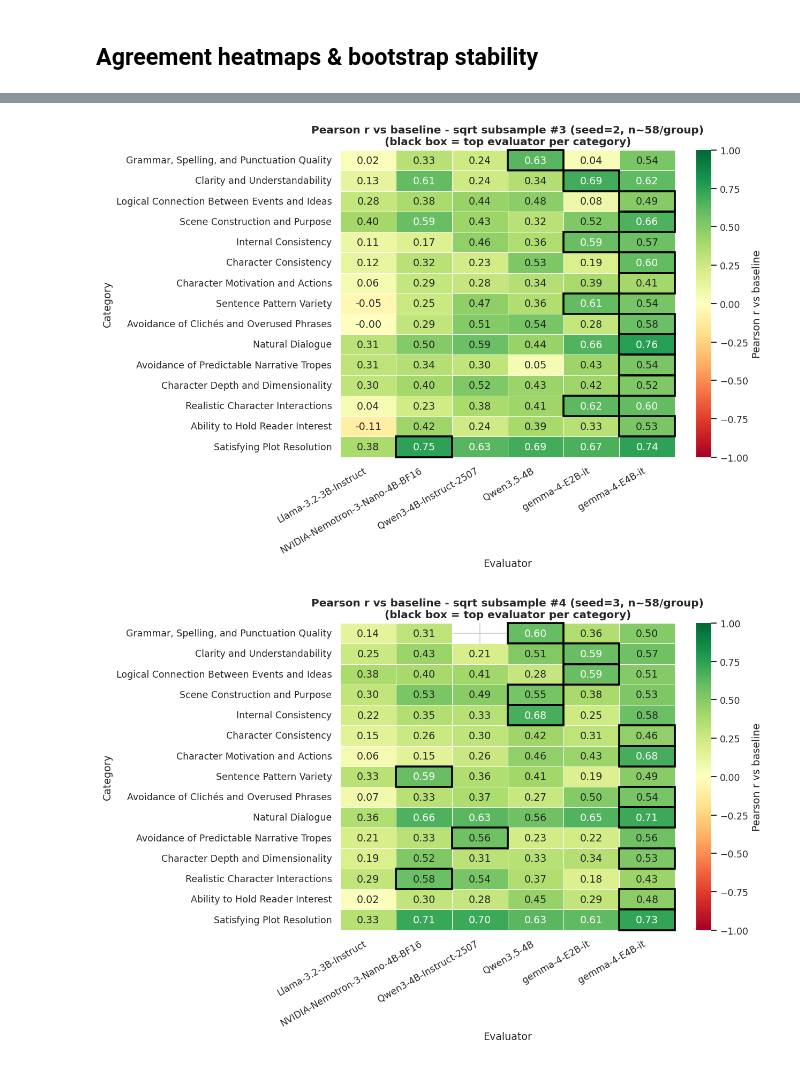
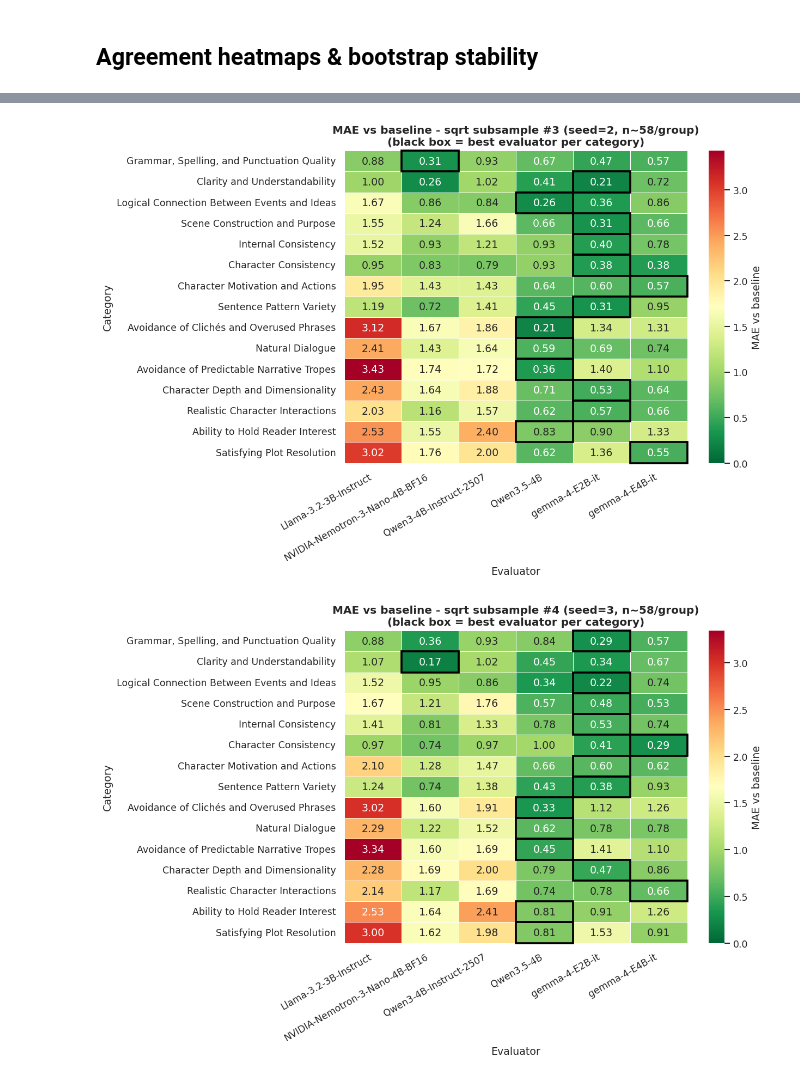
Before and after one commit to JaeHyun-Cha-00/MCP-LLM-as-Judge, a Jupyter notebook: story_writing_benchmark/notebooks/04_per_rubric.ipynb, the cells around one changed output, grey strips where cells are left out. Cells and saved outputs as stored; diff of their text form; code cells hidden in the pictures.

```diff
--- a/story_writing_benchmark/notebooks/04_per_rubric.ipynb
+++ b/story_writing_benchmark/notebooks/04_per_rubric.ipynb
@@ -150,43 +150,38 @@ def compute_agreement(pairs_df):
         y = g["score"].to_numpy()
         mask = ~(np.isnan(x) | np.isnan(y))
         x, y = x[mask], y[mask]
-        if len(x) < 2 or np.std(x) == 0 or np.std(y) == 0:
-            r = np.nan
-        else:
-            r = float(np.corrcoef(x, y)[0, 1])
         diff = y - x
         rows.append({
             "evaluator": ev,
             "category":  cat,
             "type":      g["type"].iloc[0],
             "n":         int(len(x)),
-            "pearson_r": r,
+            "mae":       float(np.abs(diff).mean()) if len(diff) else np.nan,
             "bias":      float(diff.mean()) if len(diff) else np.nan,
-            "mae":       float(np.abs(diff).mean()) if len(diff) else np.nan,
         })
     return pd.DataFrame(rows)
 
 
-def plot_agreement_heatmap(pairs_df, title="Per-category Pearson r vs baseline",
+def plot_agreement_heatmap(pairs_df, title="Per-category MAE vs baseline",
                            highlight_winner=True):
     agree_df = compute_agreement(pairs_df)
     pivot = (
-        agree_df.pivot_table(index="category", columns="evaluator", values="pearson_r")
+        agree_df.pivot_table(index="category", columns="evaluator", values="mae")
                 .reindex(index=ALL_CATEGORIES, columns=evaluator_names)
     )
     plt.figure(figsize=(1.1 * len(evaluator_names) + 4, 0.35 * len(pivot) + 2))
-    ax = sns.heatmap(pivot, cmap="RdYlGn", vmin=-1, vmax=1, center=0,
+    ax = sns.heatmap(pivot, cmap="RdYlGn_r", vmin=0,
                      annot=True, fmt=".2f", linewidths=0.4, linecolor="white",
-                     cbar_kws={"label": "Pearson r vs baseline"})
+                     cbar_kws={"label": "MAE vs baseline"})
     if highlight_winner:
-        max_cols = pivot.idxmax(axis=1)
+        min_cols = pivot.idxmin(axis=1)
         for row_idx, cat in enumerate(pivot.index):
-            ev = max_cols.loc[cat]
+            ev = min_cols.loc[cat]
             if pd.isna(ev): continue
             col_idx = pivot.columns.get_loc(ev)
             ax.add_patch(mpatches.Rectangle((col_idx, row_idx), 1, 1,
                                             fill=False, edgecolor="black", lw=2.2, clip_on=False))
-        title = f"{title}\n(black box = top evaluator per category)"
+        title = f"{title}\n(black box = best evaluator per category)"
     plt.title(title, fontsize=12, fontweight="bold")
     plt.xlabel("Evaluator")
     plt.ylabel("Category")
@@ -232,7 +227,7 @@ for i in range(N_FIGURES):
     n_per_group = int(np.sqrt(len(pairs) // (len(evaluator_names) * len(ALL_CATEGORIES))))
     plot_agreement_heatmap(
         sample,
-        title=(f"Pearson r vs baseline - sqrt subsample #{i + 1} "
+        title=(f"MAE vs baseline - sqrt subsample #{i + 1} "
                f"(seed={i}, n~{n_per_group}/group)"),
     )
     plt.tight_layout()
@@ -243,2 +238,2 @@ for i in range(N_FIGURES):
-[figure, old version]
+[figure, new version]
-[figure, old version]
+[figure, new version]
```
Also changed, not shown: parts of 5 cells of this notebook, 3 other files.
